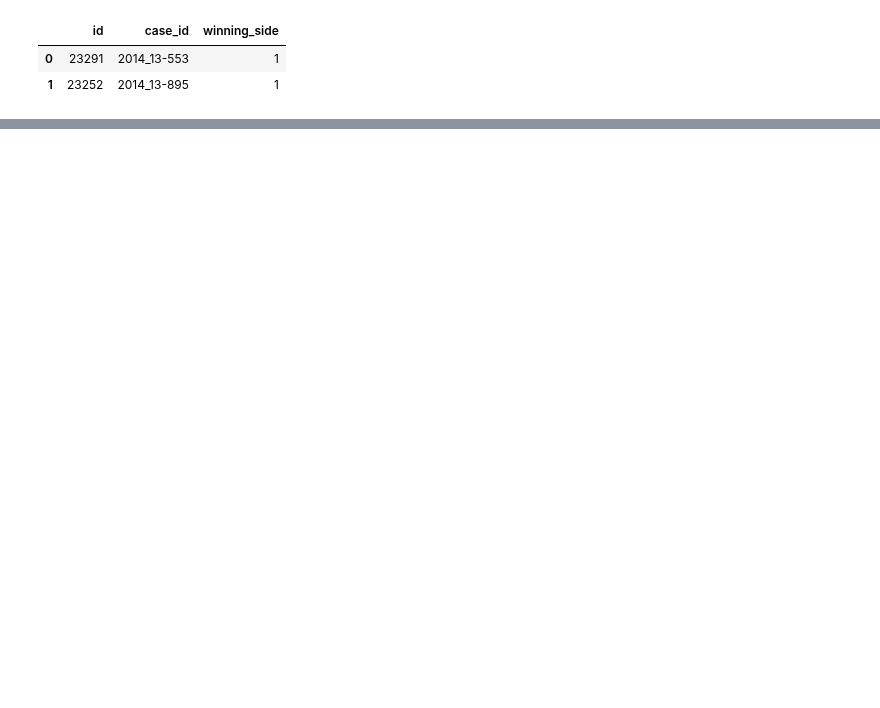
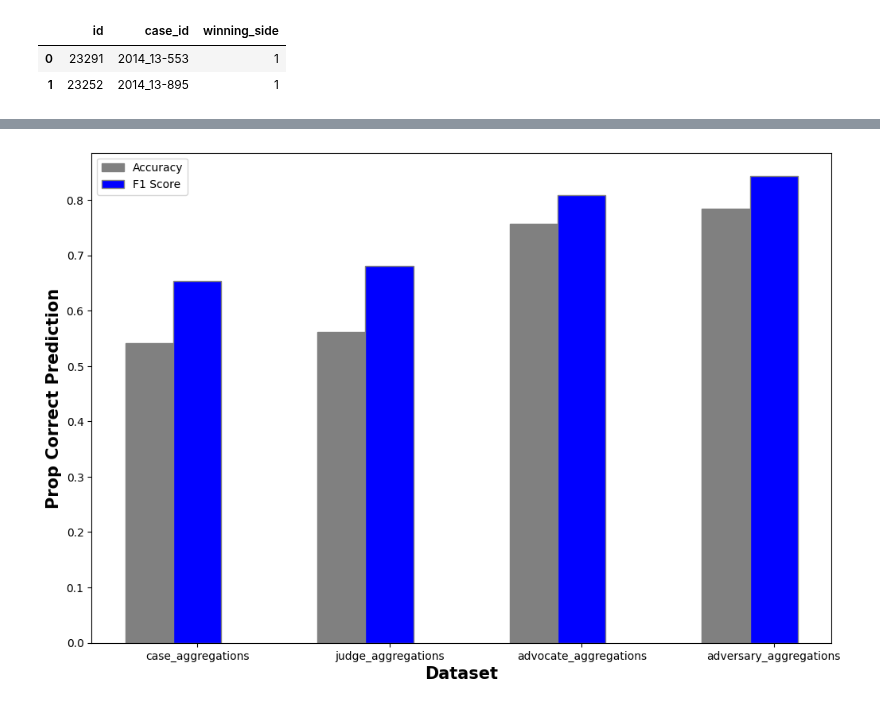
Before and after one commit to michplunkett/supreme-court-ml-predictions, a Jupyter notebook: final_presentation.ipynb, the cells around one changed output, grey strips where cells are left out. Saved outputs shown, nothing was run; the diff lists cells and outputs as text; code cells hidden in the pictures; blank space fills up the shorter version.

```diff
--- a/final_presentation.ipynb
+++ b/final_presentation.ipynb
@@ -87,0 +324,3 @@ utterances.head(2)
+# %%
+acc = dict_to_df(["dataset", "accuracy", "f1_score"], lr.accuracies, lr.f1)
+acc
@@ -87,0 +333,4 @@ utterances.head(2)
+# %%
+disp_accuracy(acc, labs=list(acc["dataset"]))
+# %% [output]
+[figure, added]
```
Also changed, not shown: parts of 92 cells of this notebook, 3 other files.
